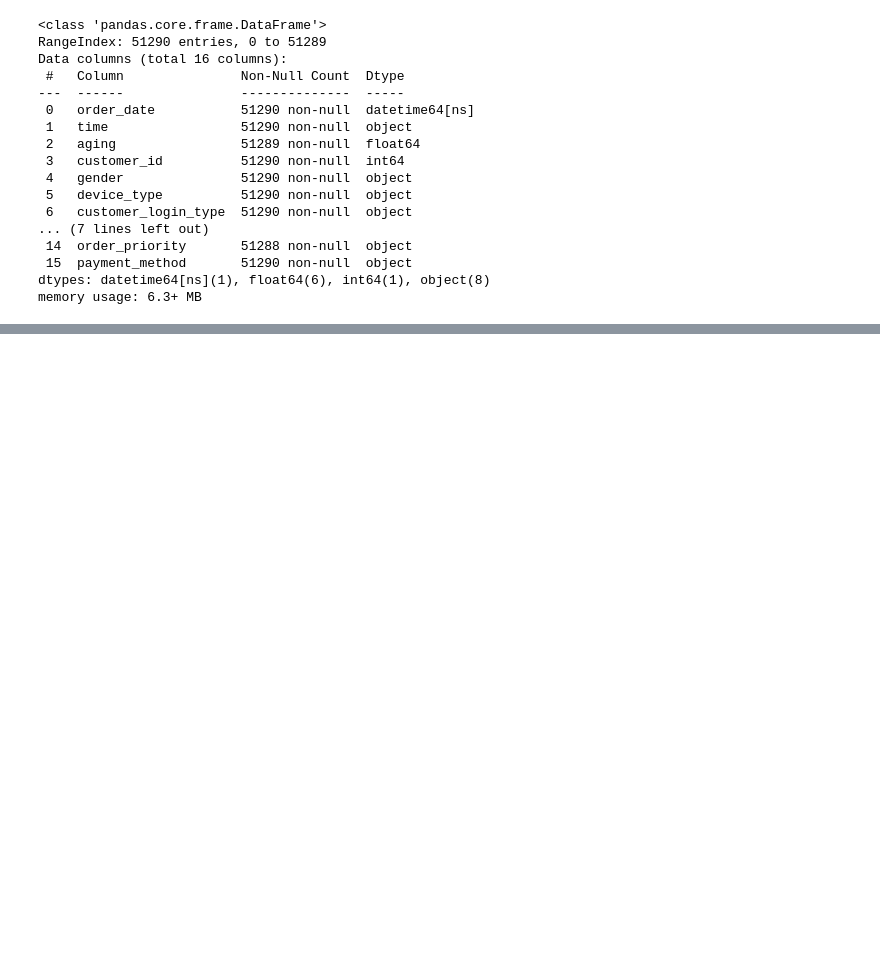
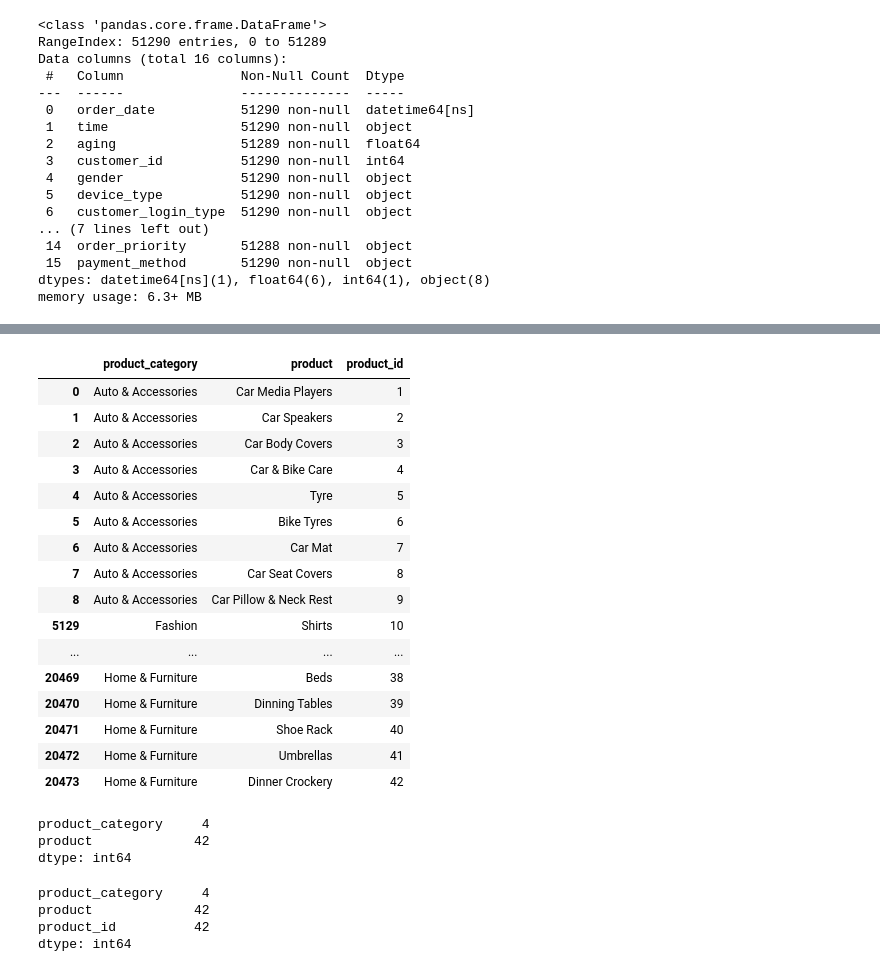
Before and after one commit to Iyanuvicky22/ecommerce_database_analytics, a Jupyter notebook: notebook/data_modelling.ipynb, the cells around one changed output, grey strips where cells are left out. Drawn from its saved outputs; the diff is of its cells as text; code cells hidden in the pictures; blank space fills up the shorter version.

```diff
--- a/notebook/data_modelling.ipynb
+++ b/notebook/data_modelling.ipynb
@@ -141,0 +168,37 @@ product_df
+# %%
+columns = ["product_category", "product"]
+product_df = df[columns]
+unique_product_df = product_df.drop_duplicates().copy()
+unique_product_df['product_id'] = list(range(1, len(unique_product_df) + 1))
+unique_product_df
+# %% [output]
+|  | product_category | product | product_id |
+| 0 | Auto & Accessories | Car Media Players | 1 |
+| 1 | Auto & Accessories | Car Speakers | 2 |
+| 2 | Auto & Accessories | Car Body Covers | 3 |
+| 3 | Auto & Accessories | Car & Bike Care | 4 |
+| 4 | Auto & Accessories | Tyre | 5 |
+| 5 | Auto & Accessories | Bike Tyres | 6 |
+| 6 | Auto & Accessories | Car Mat | 7 |
+| 7 | Auto & Accessories | Car Seat Covers | 8 |
+| 8 | Auto & Accessories | Car Pillow & Neck Rest | 9 |
+| 5129 | Fashion | Shirts | 10 |
+| ... | ... | ... | ... |
+| 20469 | Home & Furniture | Beds | 38 |
+| 20470 | Home & Furniture | Dinning Tables | 39 |
+| 20471 | Home & Furniture | Shoe Rack | 40 |
+| 20472 | Home & Furniture | Umbrellas | 41 |
+| 20473 | Home & Furniture | Dinner Crockery | 42 |
+# %%
+product_df.nunique()
+# %% [output]
+product_category     4
+product             42
+dtype: int64
+# %%
+unique_product_df.nunique()
+# %% [output]
+product_category     4
+product             42
+product_id          42
+dtype: int64
```
Also changed, not shown: parts of 12 cells of this notebook, 5 other files.
